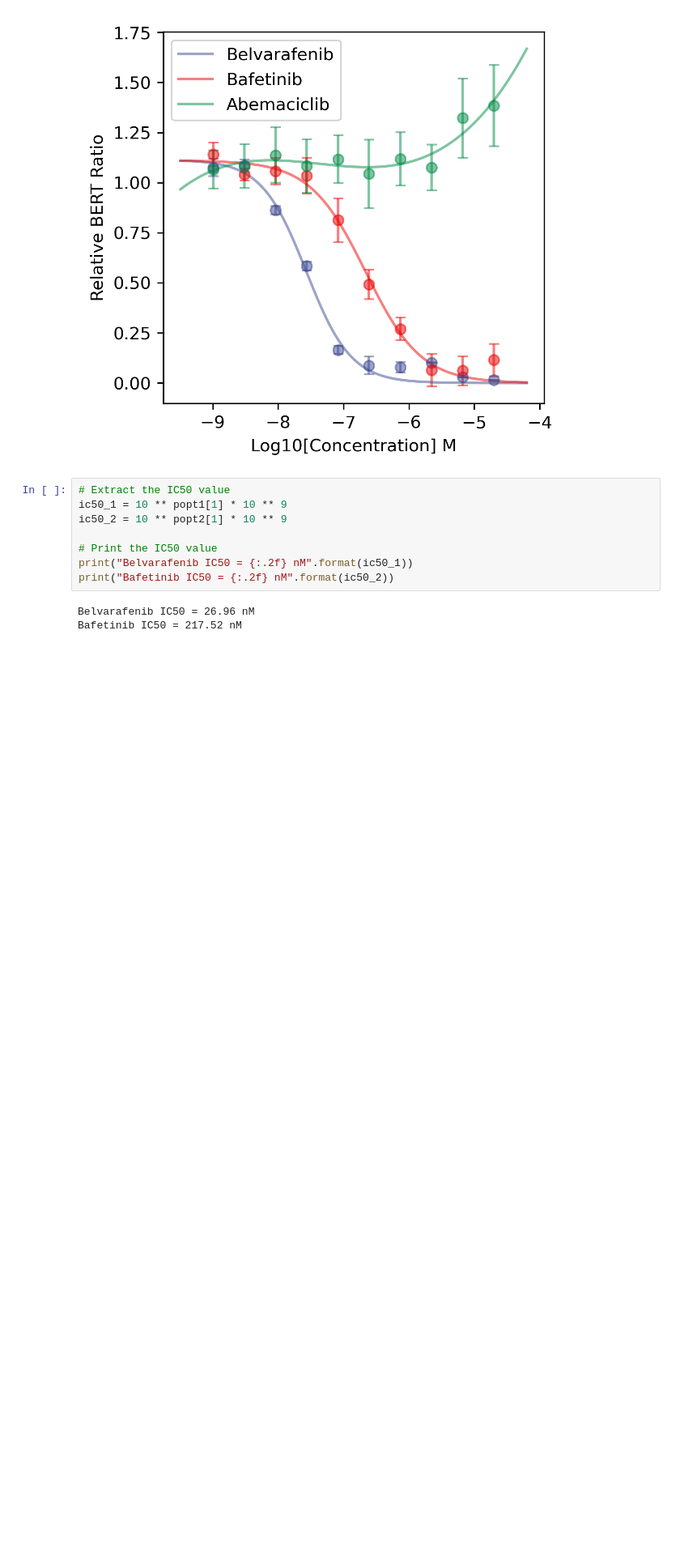
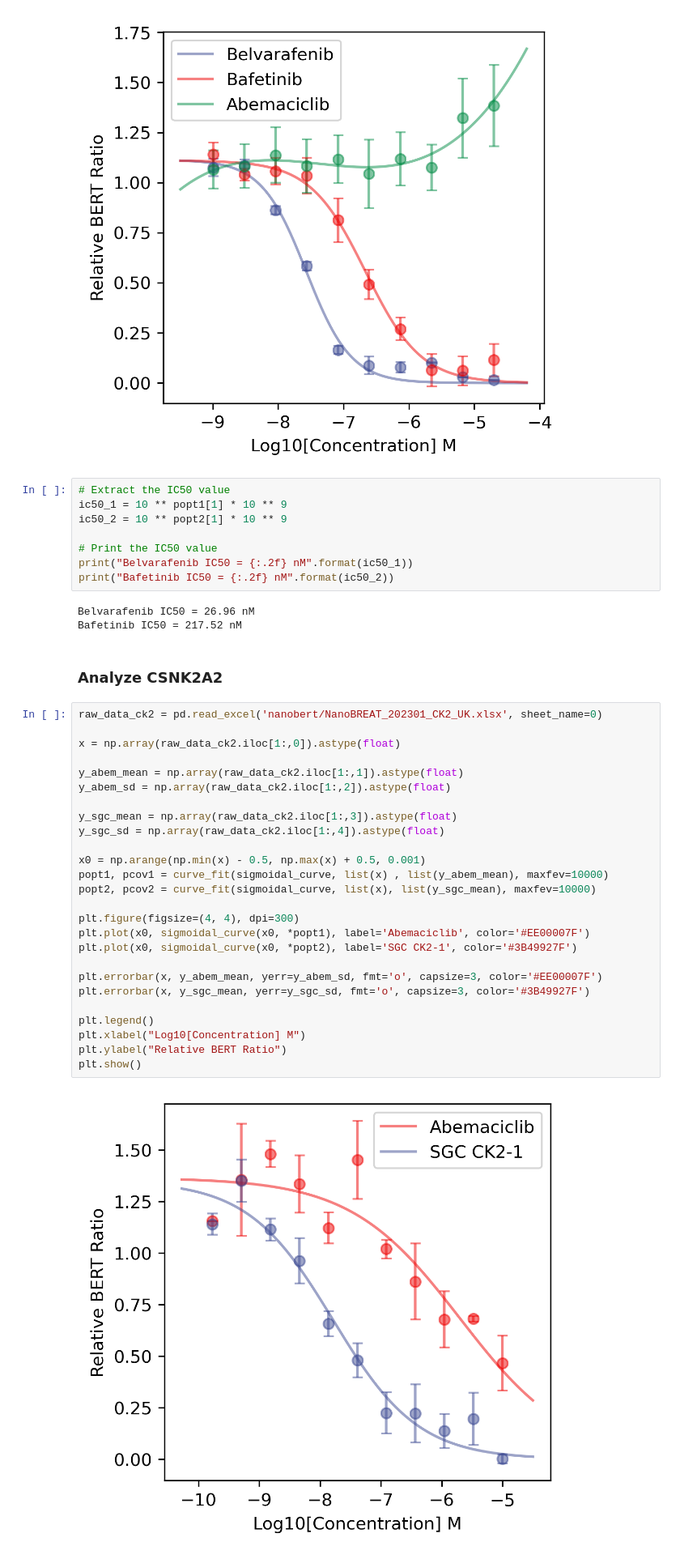
Before and after one commit to hcji/MAPS-iTSA, a Jupyter notebook: notebook/12_nanobert_lineplot.ipynb, the cells around one changed output. Shown at 81% size. Saved outputs shown, nothing was run; the diff lists cells and outputs as text; blank space fills up the shorter version.

Commit message:
add ck2, data from uk

```diff
--- a/notebook/12_nanobert_lineplot.ipynb
+++ b/notebook/12_nanobert_lineplot.ipynb
@@ -115,3 +115,33 @@ print("Bafetinib IC50 = {:.2f} nM".format(ic50_2))
 # %% [output]
 Belvarafenib IC50 = 26.96 nM
 Bafetinib IC50 = 217.52 nM
+# %% [markdown]
+### Analyze CSNK2A2
+# %%
+raw_data_ck2 = pd.read_excel('nanobert/NanoBREAT_202301_CK2_UK.xlsx', sheet_name=0)
+
+x = np.array(raw_data_ck2.iloc[1:,0]).astype(float)
+
+y_abem_mean = np.array(raw_data_ck2.iloc[1:,1]).astype(float)
+y_abem_sd = np.array(raw_data_ck2.iloc[1:,2]).astype(float)
+
+y_sgc_mean = np.array(raw_data_ck2.iloc[1:,3]).astype(float)
+y_sgc_sd = np.array(raw_data_ck2.iloc[1:,4]).astype(float)
+
+x0 = np.arange(np.min(x) - 0.5, np.max(x) + 0.5, 0.001)
+popt1, pcov1 = curve_fit(sigmoidal_curve, list(x) , list(y_abem_mean), maxfev=10000)
+popt2, pcov2 = curve_fit(sigmoidal_curve, list(x), list(y_sgc_mean), maxfev=10000)
+
+plt.figure(figsize=(4, 4), dpi=300)
+plt.plot(x0, sigmoidal_curve(x0, *popt1), label='Abemaciclib', color='#EE00007F')
+plt.plot(x0, sigmoidal_curve(x0, *popt2), label='SGC CK2-1', color='#3B49927F')
+
+plt.errorbar(x, y_abem_mean, yerr=y_abem_sd, fmt='o', capsize=3, color='#EE00007F')
+plt.errorbar(x, y_sgc_mean, yerr=y_sgc_sd, fmt='o', capsize=3, color='#3B49927F')
+
+plt.legend()
+plt.xlabel("Log10[Concentration] M")
+plt.ylabel("Relative BERT Ratio")
+plt.show()
+# %% [output]
+[figure, added]
```
Also changed, not shown: parts of 1 cell of this notebook, 1 other file.
